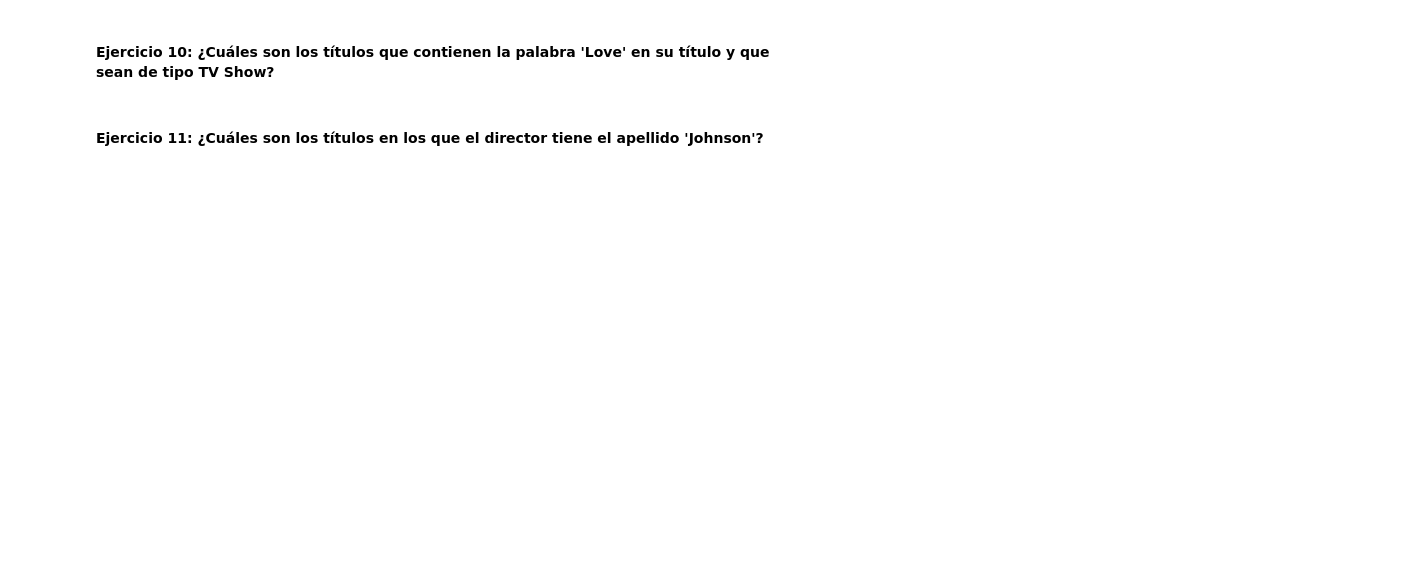
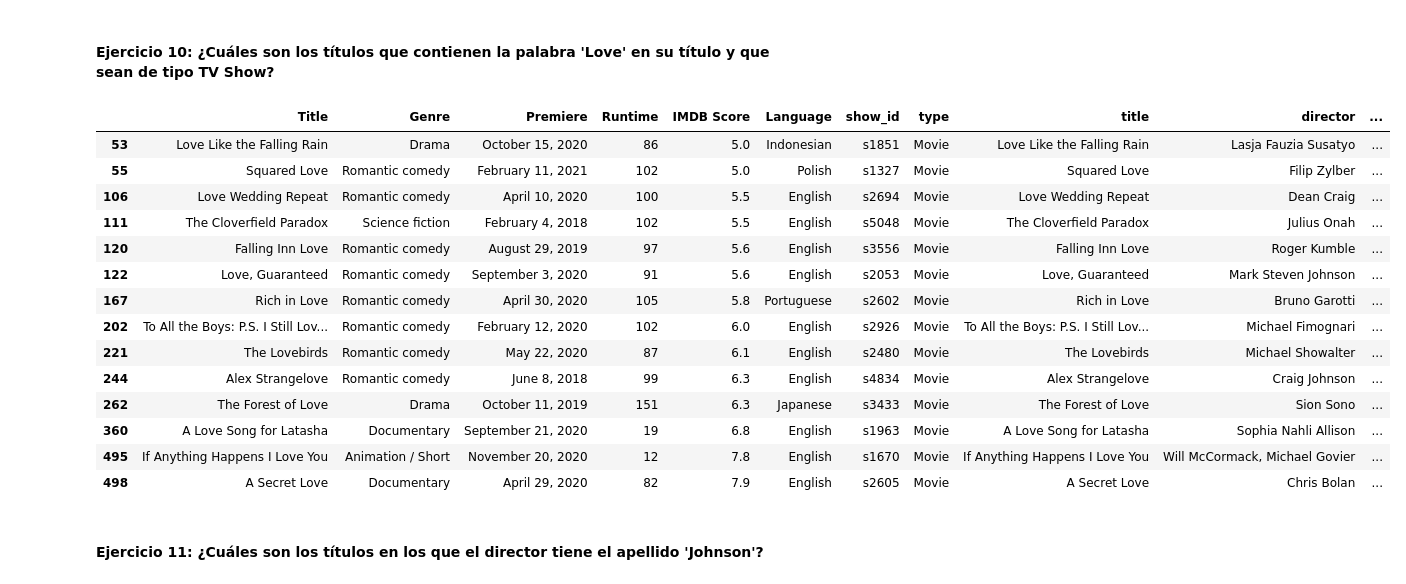
Before and after one commit to jgilsu11/laboratorio-modulo2-leccion03-filtrado-groupby, a Jupyter notebook: laboratorio-modulo2-leccion03-filtrado.ipynb, the cells around one changed output. Cells and saved outputs as stored; diff of their text form; code cells hidden in the pictures; blank space fills up the shorter version.

```diff
--- a/laboratorio-modulo2-leccion03-filtrado.ipynb
+++ b/laboratorio-modulo2-leccion03-filtrado.ipynb
@@ -234,4 +262,25 @@ netflix_concat[filtro_IMDB & filtro_duracion]
 # %% [markdown]
 #### Ejercicio 10: ¿Cuáles son los títulos que contienen la palabra 'Love' en su título y que sean de tipo TV Show?
+# %%
+
+patron_regex= "Love"
+_love=netflix_concat["title"].str.contains(patron_regex, case= False, na= False)
+netflix_concat[_love]
+# %% [output]
+|  | Title | Genre | Premiere | Runtime | IMDB Score | Language | show_id | type | title | director | ... |
+| 53 | Love Like the Falling Rain | Drama | October 15, 2020 | 86 | 5.0 | Indonesian | s1851 | Movie | Love Like the Falling Rain | Lasja Fauzia Susatyo | ... |
+| 55 | Squared Love | Romantic comedy | February 11, 2021 | 102 | 5.0 | Polish | s1327 | Movie | Squared Love | Filip Zylber | ... |
+| 106 | Love Wedding Repeat | Romantic comedy | April 10, 2020 | 100 | 5.5 | English | s2694 | Movie | Love Wedding Repeat | Dean Craig | ... |
+| 111 | The Cloverfield Paradox | Science fiction | February 4, 2018 | 102 | 5.5 | English | s5048 | Movie | The Cloverfield Paradox | Julius Onah | ... |
+| 120 | Falling Inn Love | Romantic comedy | August 29, 2019 | 97 | 5.6 | English | s3556 | Movie | Falling Inn Love | Roger Kumble | ... |
+| 122 | Love, Guaranteed | Romantic comedy | September 3, 2020 | 91 | 5.6 | English | s2053 | Movie | Love, Guaranteed | Mark Steven Johnson | ... |
+| 167 | Rich in Love | Romantic comedy | April 30, 2020 | 105 | 5.8 | Portuguese | s2602 | Movie | Rich in Love | Bruno Garotti | ... |
+| 202 | To All the Boys: P.S. I Still Lov... | Romantic comedy | February 12, 2020 | 102 | 6.0 | English | s2926 | Movie | To All the Boys: P.S. I Still Lov... | Michael Fimognari | ... |
+| 221 | The Lovebirds | Romantic comedy | May 22, 2020 | 87 | 6.1 | English | s2480 | Movie | The Lovebirds | Michael Showalter | ... |
+| 244 | Alex Strangelove | Romantic comedy | June 8, 2018 | 99 | 6.3 | English | s4834 | Movie | Alex Strangelove | Craig Johnson | ... |
+| 262 | The Forest of Love | Drama | October 11, 2019 | 151 | 6.3 | Japanese | s3433 | Movie | The Forest of Love | Sion Sono | ... |
+| 360 | A Love Song for Latasha | Documentary | September 21, 2020 | 19 | 6.8 | English | s1963 | Movie | A Love Song for Latasha | Sophia Nahli Allison | ... |
+| 495 | If Anything Happens I Love You | Animation / Short | November 20, 2020 | 12 | 7.8 | English | s1670 | Movie | If Anything Happens I Love You | Will McCormack, Michael Govier | ... |
+| 498 | A Secret Love | Documentary | April 29, 2020 | 82 | 7.9 | English | s2605 | Movie | A Secret Love | Chris Bolan | ... |
 # %% [markdown]
 #### Ejercicio 11: ¿Cuáles son los títulos en los que el director tiene el apellido 'Johnson'?
```
Also changed, not shown: parts of 9 cells of this notebook.
